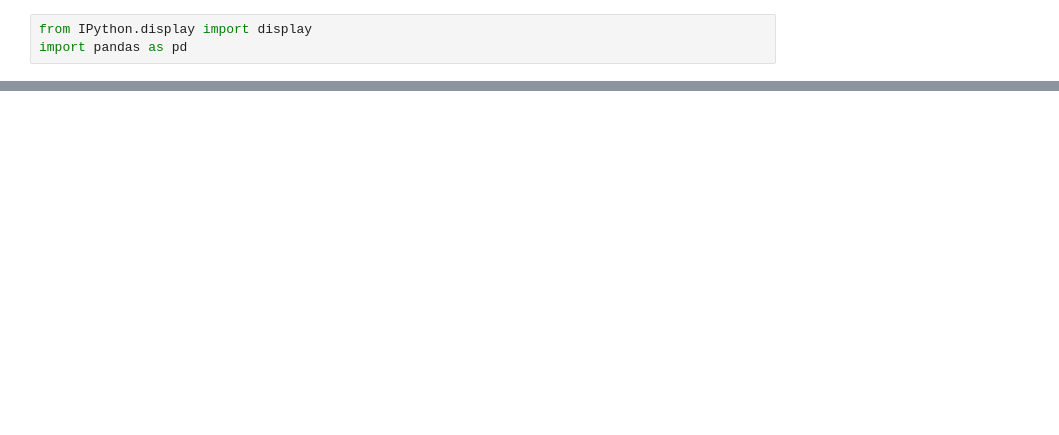
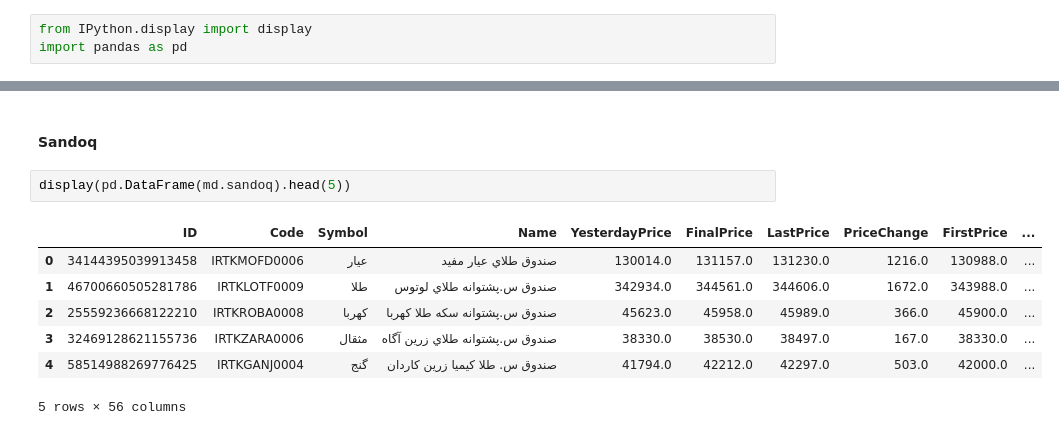
Before and after one commit to masoudghah/TSELiveOptionData, a Jupyter notebook: README.ipynb, the cells around one changed output, grey strips where cells are left out. Drawn from its saved outputs; the diff is of its cells as text; blank space fills up the shorter version.

```diff
--- a/README.ipynb
+++ b/README.ipynb
@@ -311,0 +175,12 @@ updateCDCMarketsInfo
+# %% [markdown]
+#### Sandoq
+# %%
+display(pd.DataFrame(md.sandoq).head(5))
+# %% [output]
+|  | ID | Code | Symbol | Name | YesterdayPrice | FinalPrice | LastPrice | PriceChange | FirstPrice | ... |
+| 0 | 34144395039913458 | IRTKMOFD0006 | عيار | صندوق طلاي عيار مفيد | 130014.0 | 131157.0 | 131230.0 | 1216.0 | 130988.0 | ... |
+| 1 | 46700660505281786 | IRTKLOTF0009 | طلا | صندوق س.پشتوانه طلاي لوتوس | 342934.0 | 344561.0 | 344606.0 | 1672.0 | 343988.0 | ... |
+| 2 | 25559236668122210 | IRTKROBA0008 | كهربا | صندوق س.پشتوانه سكه طلا كهربا | 45623.0 | 45958.0 | 45989.0 | 366.0 | 45900.0 | ... |
+| 3 | 32469128621155736 | IRTKZARA0006 | مثقال | صندوق س.پشتوانه طلاي زرين آگاه | 38330.0 | 38530.0 | 38497.0 | 167.0 | 38330.0 | ... |
+| 4 | 58514988269776425 | IRTKGANJ0004 | گنج | صندوق س. طلا كيميا زرين كاردان | 41794.0 | 42212.0 | 42297.0 | 503.0 | 42000.0 | ... |
+5 rows × 56 columns
```
Also changed, not shown: parts of 26 cells of this notebook, 20 other files.
